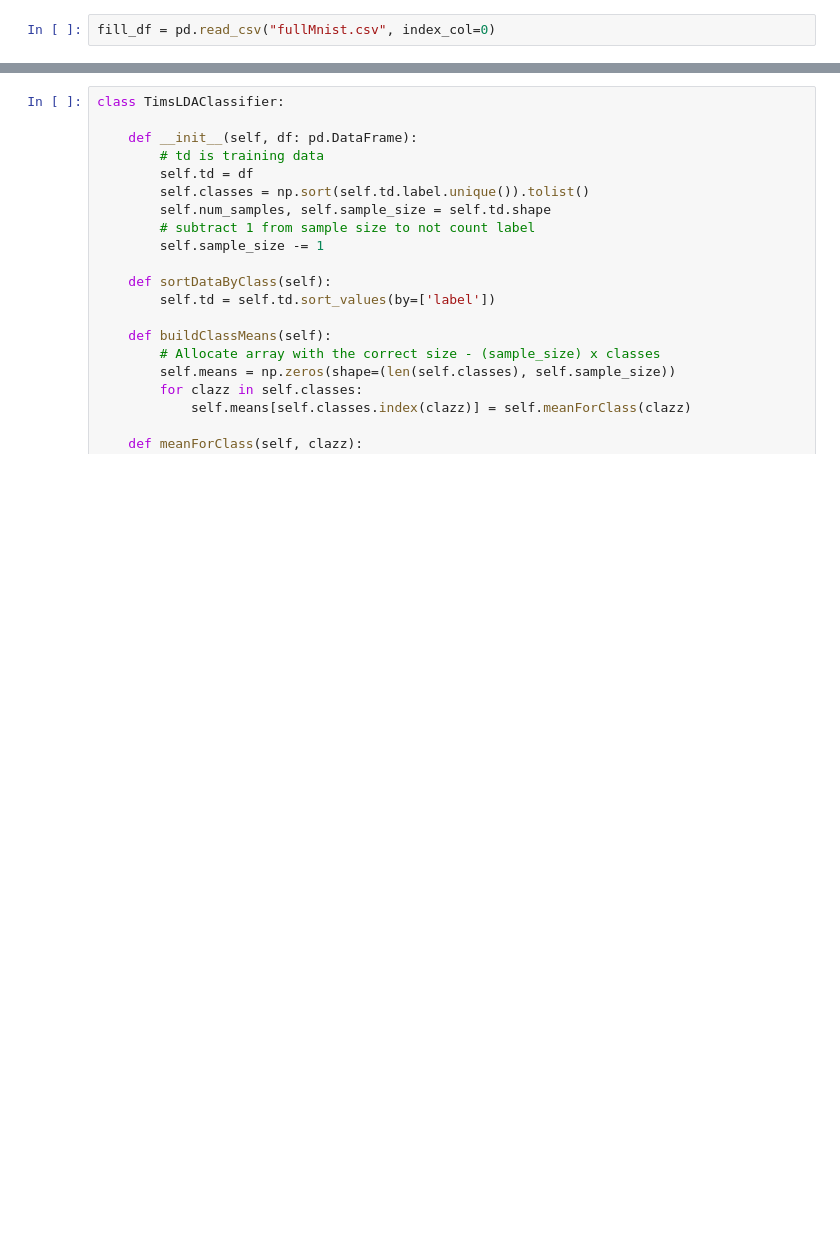
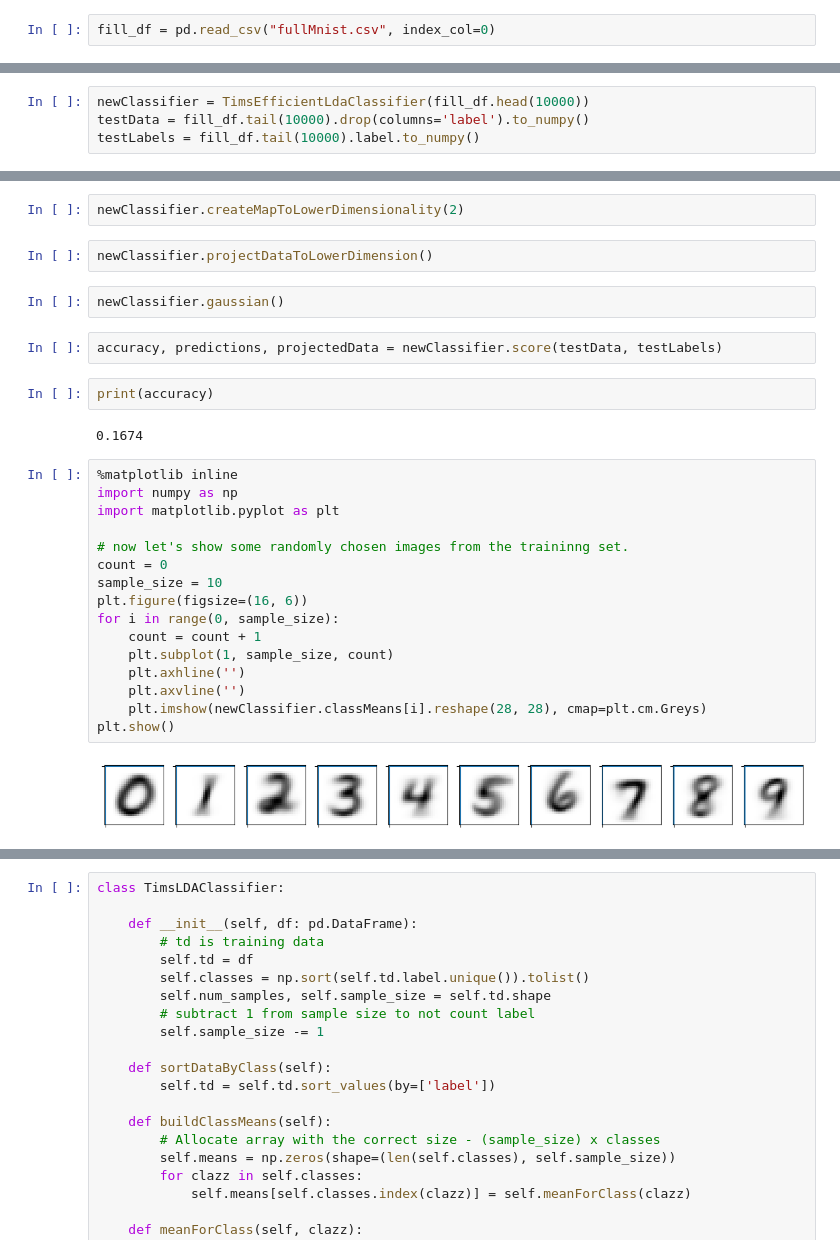
Before and after one commit to TimRoss/OCR, a Jupyter notebook: CPUcode.ipynb, the cells around one changed output, grey strips where cells are left out. Drawn from its saved outputs; the diff is of its cells as text; blank space fills up the shorter version.

```diff
--- a/CPUcode.ipynb
+++ b/CPUcode.ipynb
@@ -5,0 +119,4 @@ fill_df = pd.read_csv("fullMnist.csv", index_col=0)
+# %%
+newClassifier = TimsEfficientLdaClassifier(fill_df.head(10000))
+testData = fill_df.tail(10000).drop(columns='label').to_numpy()
+testLabels = fill_df.tail(10000).label.to_numpy()
@@ -5,0 +133,30 @@ fill_df = pd.read_csv("fullMnist.csv", index_col=0)
+# %%
+newClassifier.createMapToLowerDimensionality(2)
+# %%
+newClassifier.projectDataToLowerDimension()
+# %%
+newClassifier.gaussian()
+# %%
+accuracy, predictions, projectedData = newClassifier.score(testData, testLabels)
+# %%
+print(accuracy)
+# %% [output]
+0.1674
+# %%
+%matplotlib inline
+import numpy as np
+import matplotlib.pyplot as plt
+
+# now let's show some randomly chosen images from the traininng set.
+count = 0
+sample_size = 10
+plt.figure(figsize=(16, 6))
+for i in range(0, sample_size):
+    count = count + 1
+    plt.subplot(1, sample_size, count)
+    plt.axhline('')
+    plt.axvline('')
+    plt.imshow(newClassifier.classMeans[i].reshape(28, 28), cmap=plt.cm.Greys)
+plt.show()
+# %% [output]
+[figure, added]
```
Also changed, not shown: parts of 8 cells of this notebook.
